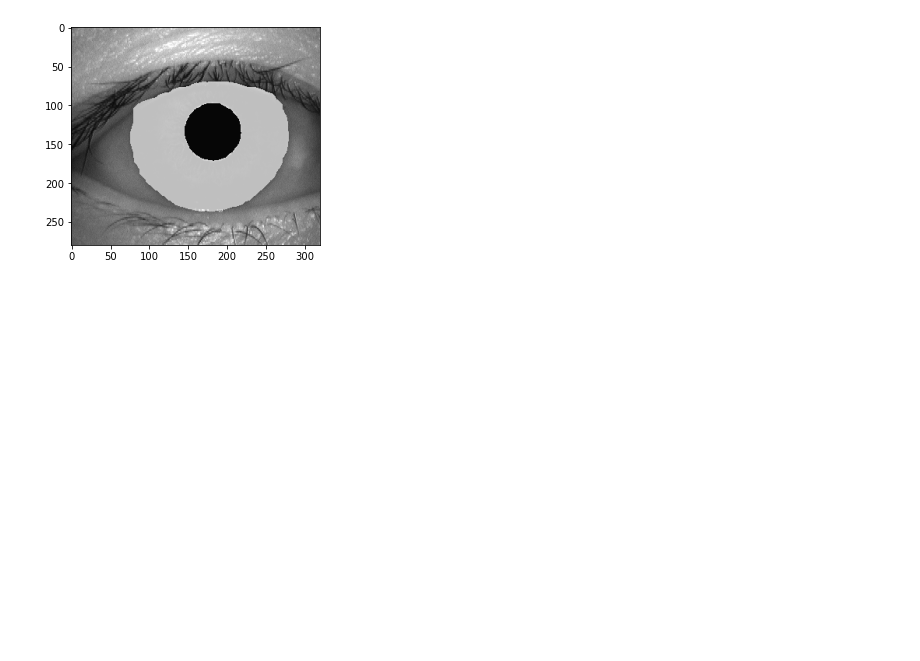
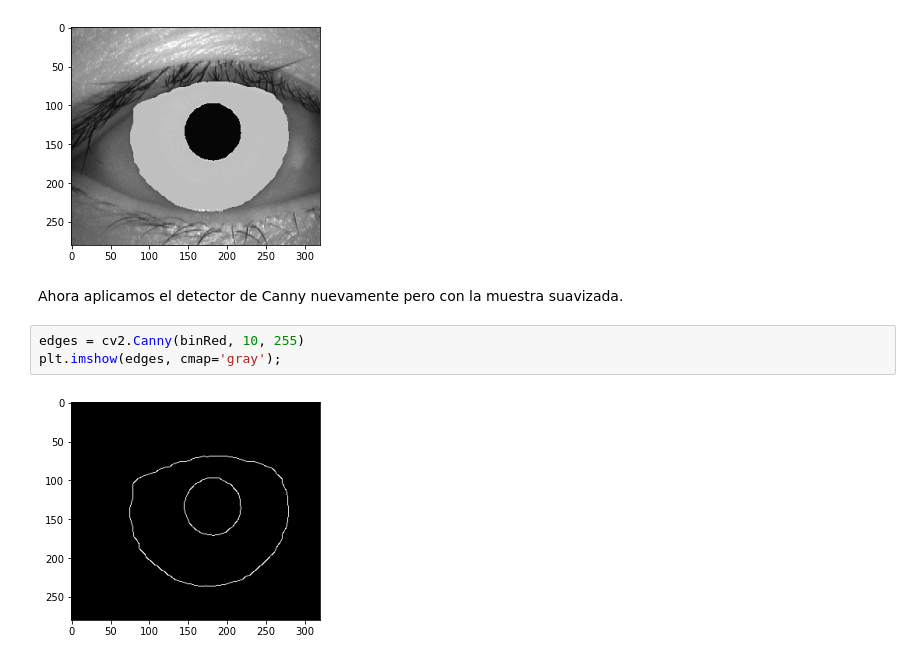
Before and after one commit to dbo1001/UBU-TFG-iris_classifier, a Jupyter notebook: notebooks/#5 Red U-Net.ipynb, the cells around one changed output. Saved outputs shown, nothing was run; the diff lists cells and outputs as text; blank space fills up the shorter version.

```diff
--- a/notebooks/#5 Red U-Net.ipynb
+++ b/notebooks/#5 Red U-Net.ipynb
@@ -220,3 +213,10 @@ background.paste(image, (0, 0), image)
 plt.imshow(background);
 # %% [output]
 [figure]
+# %% [markdown]
+Ahora aplicamos el detector de Canny nuevamente pero con la muestra suavizada.
+# %%
+edges = cv2.Canny(binRed, 10, 255)
+plt.imshow(edges, cmap='gray');
+# %% [output]
+[figure, added]
```
Also changed, not shown: parts of 14 cells of this notebook.
